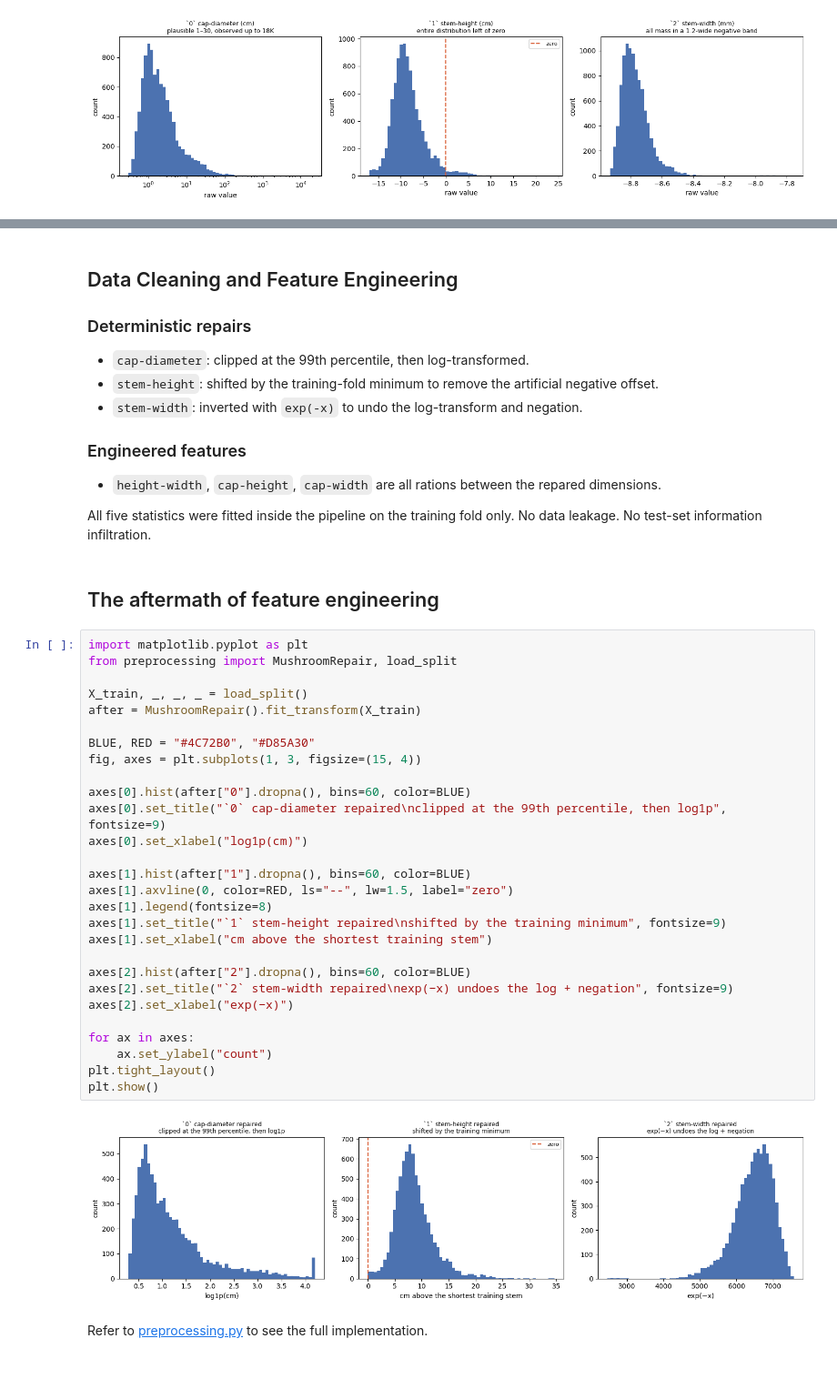
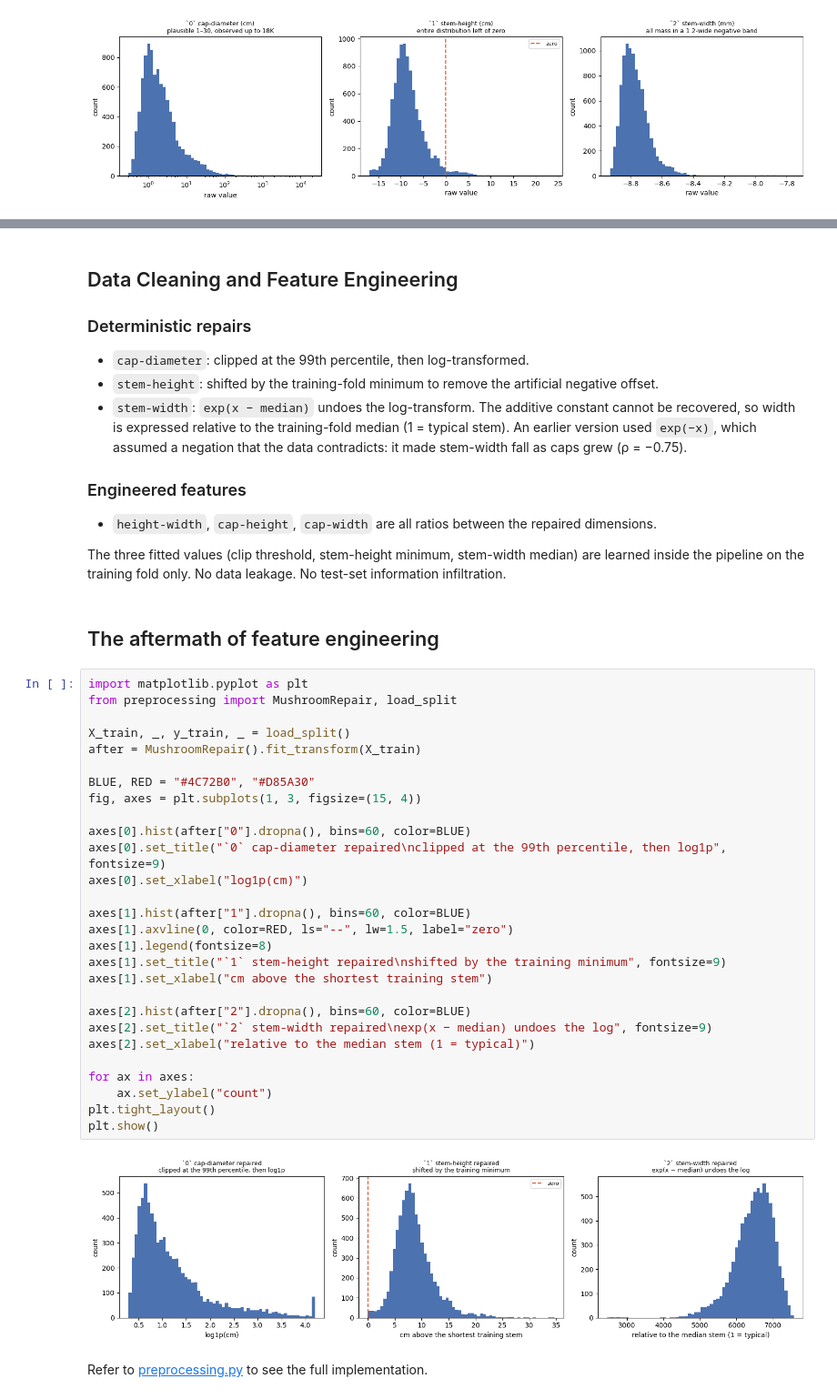
Before and after one commit to illiasolovei/classifier-sose26, a Jupyter notebook: 01_eda.ipynb, the cells around one changed output, grey strips where cells are left out. Shown at 91% size. Drawn from its saved outputs; the diff is of its cells as text; blank space fills up the shorter version.

Commit message:
feat/eda: add correlation charts and more

```diff
--- a/01_eda.ipynb
+++ b/01_eda.ipynb
@@ -170,43 +170,43 @@ Biologically plausible ranges:
 ### Deterministic repairs
 - `cap-diameter`: clipped at the 99th percentile, then log-transformed.
 - `stem-height`: shifted by the training-fold minimum to remove the artificial negative offset.
-- `stem-width`: inverted with `exp(-x)` to undo the log-transform and negation.
+- `stem-width`: `exp(x − median)` undoes the log-transform. The additive constant cannot be recovered, so width is expressed relative to the training-fold median (1 = typical stem). An earlier version used `exp(−x)`, which assumed a negation that the data contradicts: it made stem-width fall as caps grew (ρ = −0.75).
 
 ### Engineered features
-- `height-width`, `cap-height`, `cap-width` are all rations between the repared dimensions.
+- `height-width`, `cap-height`, `cap-width` are all ratios between the repaired dimensions.
 
-All five statistics were fitted inside the pipeline on the training fold only. No data leakage. No test-set information infiltration.
+The three fitted values (clip threshold, stem-height minimum, stem-width median) are learned inside the pipeline on the training fold only. No data leakage. No test-set information infiltration.
 # %% [markdown]
 ## The aftermath of feature engineering
 # %%
 import matplotlib.pyplot as plt
 from preprocessing import MushroomRepair, load_split
 
-X_train, _, _, _ = load_split()
+X_train, _, y_train, _ = load_split()
 after = MushroomRepair().fit_transform(X_train)
 
 BLUE, RED = "#4C72B0", "#D85A30"
 fig, axes = plt.subplots(1, 3, figsize=(15, 4))
 
 axes[0].hist(after["0"].dropna(), bins=60, color=BLUE)
 axes[0].set_title("`0` cap-diameter repaired\nclipped at the 99th percentile, then log1p", fontsize=9)
 axes[0].set_xlabel("log1p(cm)")
 
 axes[1].hist(after["1"].dropna(), bins=60, color=BLUE)
 axes[1].axvline(0, color=RED, ls="--", lw=1.5, label="zero")
 axes[1].legend(fontsize=8)
 axes[1].set_title("`1` stem-height repaired\nshifted by the training minimum", fontsize=9)
 axes[1].set_xlabel("cm above the shortest training stem")
 
 axes[2].hist(after["2"].dropna(), bins=60, color=BLUE)
-axes[2].set_title("`2` stem-width repaired\nexp(−x) undoes the log + negation", fontsize=9)
-axes[2].set_xlabel("exp(−x)")
+axes[2].set_title("`2` stem-width repaired\nexp(x − median) undoes the log", fontsize=9)
+axes[2].set_xlabel("relative to the median stem (1 = typical)")
 
 for ax in axes:
     ax.set_ylabel("count")
 plt.tight_layout()
 plt.show()
 # %% [output]
-[figure, old version]
+[figure, new version]
 # %% [markdown]
 Refer to [preprocessing.py](./preprocessing.py) to see the full implementation.
```
Also changed, not shown: parts of 8 cells of this notebook, 3 other files.
